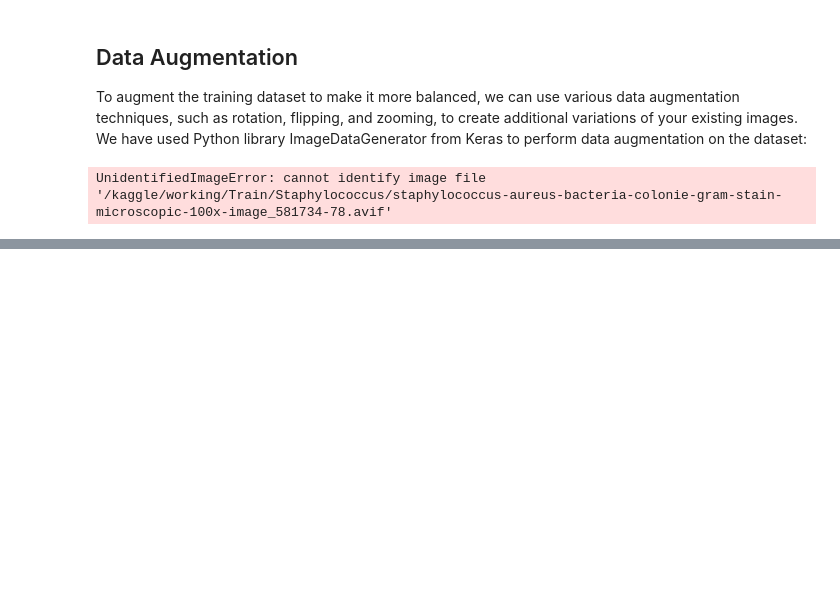
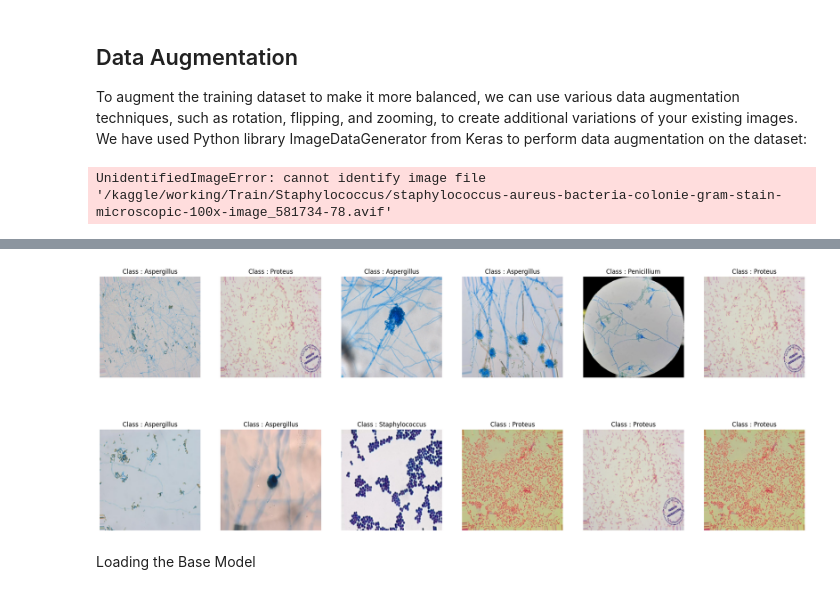
Before and after one commit to tharu008/bacteria-fungi-image-classification-system, a Jupyter notebook: train-model.ipynb, the cells around one changed output, grey strips where cells are left out. Drawn from its saved outputs; the diff is of its cells as text; code cells hidden in the pictures; blank space fills up the shorter version.

Commit message:
updated image augmentation

```diff
--- a/train-model.ipynb
+++ b/train-model.ipynb
@@ -247,0 +287,38 @@ resize_and_rescale = tf.keras.Sequential([
+# %%
+def show_images(data, GRID=[2,6], model=None, size=(25,10)):
+
+    # The plotting configurations
+    n_rows, n_cols = GRID
+    n_images = n_rows * n_cols
+    plt.figure(figsize=size)
+
+    # Data for visualization
+    images, labels = next(iter(data)) # This process can take a little time because of the large batch size
+
+    # Iterate through the subplots.
+    for i in range(1, n_images+1):
+
+        # Select a random data
+        id = np.random.randint(len(images)) # This is a dynamic function because for validation data and training data, the length of total images is different.
+        image, label = images[id], class_names[int(labels[id])]
+
+        # Plot the sub plot
+        plt.subplot(n_rows, n_cols, i)
+        plt.imshow(image)
+        plt.axis('off')
+
+        # If model is available make predictions.
+        if model is not None:
+            pred = class_names[np.argmax(model.predict(image[np.newaxis,...]))]
+            title = f"Class : {label}\nPred : {pred}"
+        else:
+            title = f"Class : {label}"
+
+        plt.title(title)
+    plt.show()
+# %%
+show_images(data=train_generator)
+# %% [output]
+[figure, added]
+# %% [markdown]
+Loading the Base Model
```
Also changed, not shown: parts of 12 cells of this notebook.
